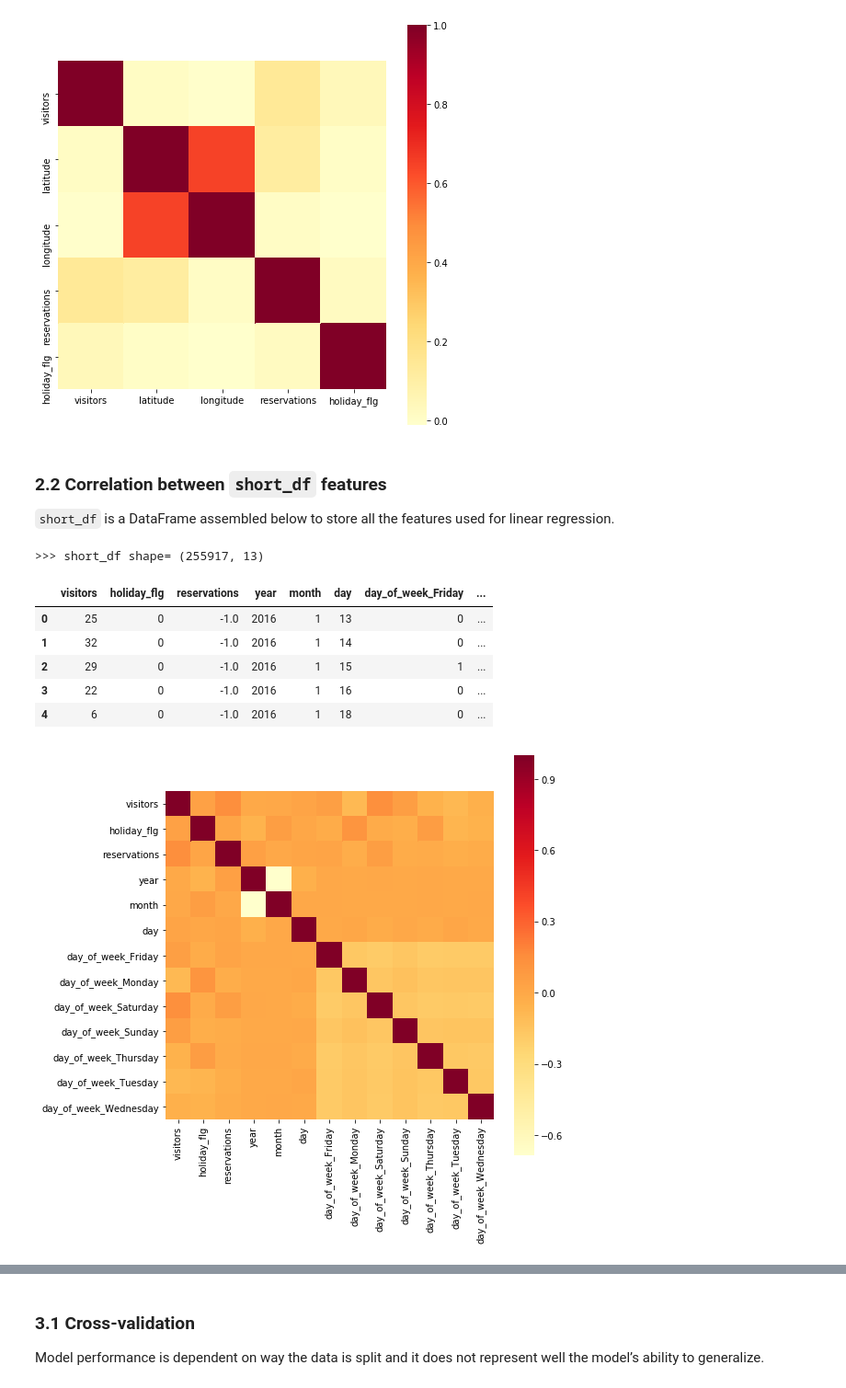
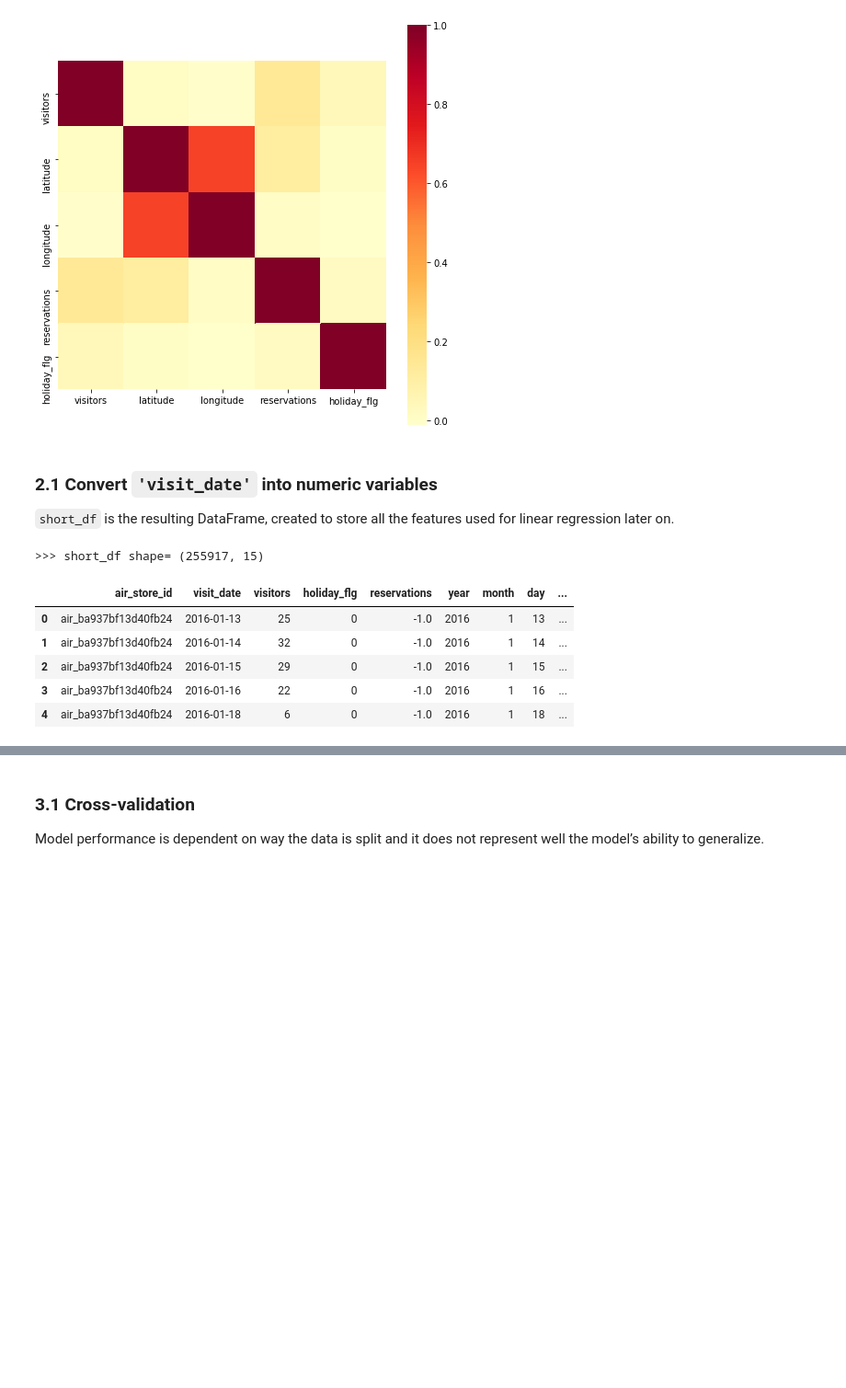
Before and after one commit to karlphillip/DataScience, a Jupyter notebook: Capstone Project1/3_regression.ipynb, the cells around one changed output, grey strips where cells are left out. Shown at 92% size. Drawn from its saved outputs; the diff is of its cells as text; code cells hidden in the pictures; blank space fills up the shorter version.

Commit message:
Updated Capstone Project 1 - Regression

```diff
--- a/Capstone Project1/3_regression.ipynb
+++ b/Capstone Project1/3_regression.ipynb
@@ -50,39 +62,30 @@ plt.show()
 | 4 | air_ba937bf13d40fb24 | 2016-01-18 | 6 | Dining bar | Tōkyō-to Minato-ku Shibakōen | 35.658068 | 139.751599 | -1.0 | ... |
 [figure]
 # %% [markdown]
-### 2.2 Correlation between `short_df` features
+### 2.1 Convert `'visit_date'` into numeric variables
 
-`short_df` is a DataFrame assembled below to store all the features used for linear regression.
+`short_df` is the resulting DataFrame, created to store all the features used for linear regression later on.
 # %%
 # Select which features are going to be used from the Dataframe
 short_df = df[ ['air_store_id', 'visit_date', 'visitors', 'day_of_week', 'holiday_flg', 'reservations'] ].copy()
-#short_df = df[ ['air_store_id', 'visit_date', 'visitors', 'day_of_week', 'holiday_flg'] ].copy()
 
 short_df['year'] = df['visit_date'].dt.year
 short_df['month'] = df['visit_date'].dt.month
 short_df['day'] = df['visit_date'].dt.day
-del short_df['visit_date']
 
 # Delete restaurant's IDs
-del short_df['air_store_id']
+#del short_df['air_store_id']
 
 # Convert 'day_of_week' categorical feature into dummy variable
 short_df = pd.get_dummies(short_df, columns=['day_of_week'])
 
 print('>>> short_df shape=', short_df.shape)
 display(short_df.head(5))
-
-# Plot correlation between different features
-plt.figure(figsize=(8, 8))
-sns.heatmap(short_df.corr(), square=True, cmap='YlOrRd')  # RdBu_r, YlOrRd
-plt.plot()
-plt.show()
 # %% [output]
->>> short_df shape= (255917, 13)
+>>> short_df shape= (255917, 15)
-|  | visitors | holiday_flg | reservations | year | month | day | day_of_week_Friday | ... |
-| 0 | 25 | 0 | -1.0 | 2016 | 1 | 13 | 0 | ... |
-| 1 | 32 | 0 | -1.0 | 2016 | 1 | 14 | 0 | ... |
-| 2 | 29 | 0 | -1.0 | 2016 | 1 | 15 | 1 | ... |
-| 3 | 22 | 0 | -1.0 | 2016 | 1 | 16 | 0 | ... |
-| 4 | 6 | 0 | -1.0 | 2016 | 1 | 18 | 0 | ... |
+|  | air_store_id | visit_date | visitors | holiday_flg | reservations | year | month | day | ... |
+| 0 | air_ba937bf13d40fb24 | 2016-01-13 | 25 | 0 | -1.0 | 2016 | 1 | 13 | ... |
+| 1 | air_ba937bf13d40fb24 | 2016-01-14 | 32 | 0 | -1.0 | 2016 | 1 | 14 | ... |
+| 2 | air_ba937bf13d40fb24 | 2016-01-15 | 29 | 0 | -1.0 | 2016 | 1 | 15 | ... |
+| 3 | air_ba937bf13d40fb24 | 2016-01-16 | 22 | 0 | -1.0 | 2016 | 1 | 16 | ... |
+| 4 | air_ba937bf13d40fb24 | 2016-01-18 | 6 | 0 | -1.0 | 2016 | 1 | 18 | ... |
-[figure, removed]
```
Also changed, not shown: parts of 27 cells of this notebook.
